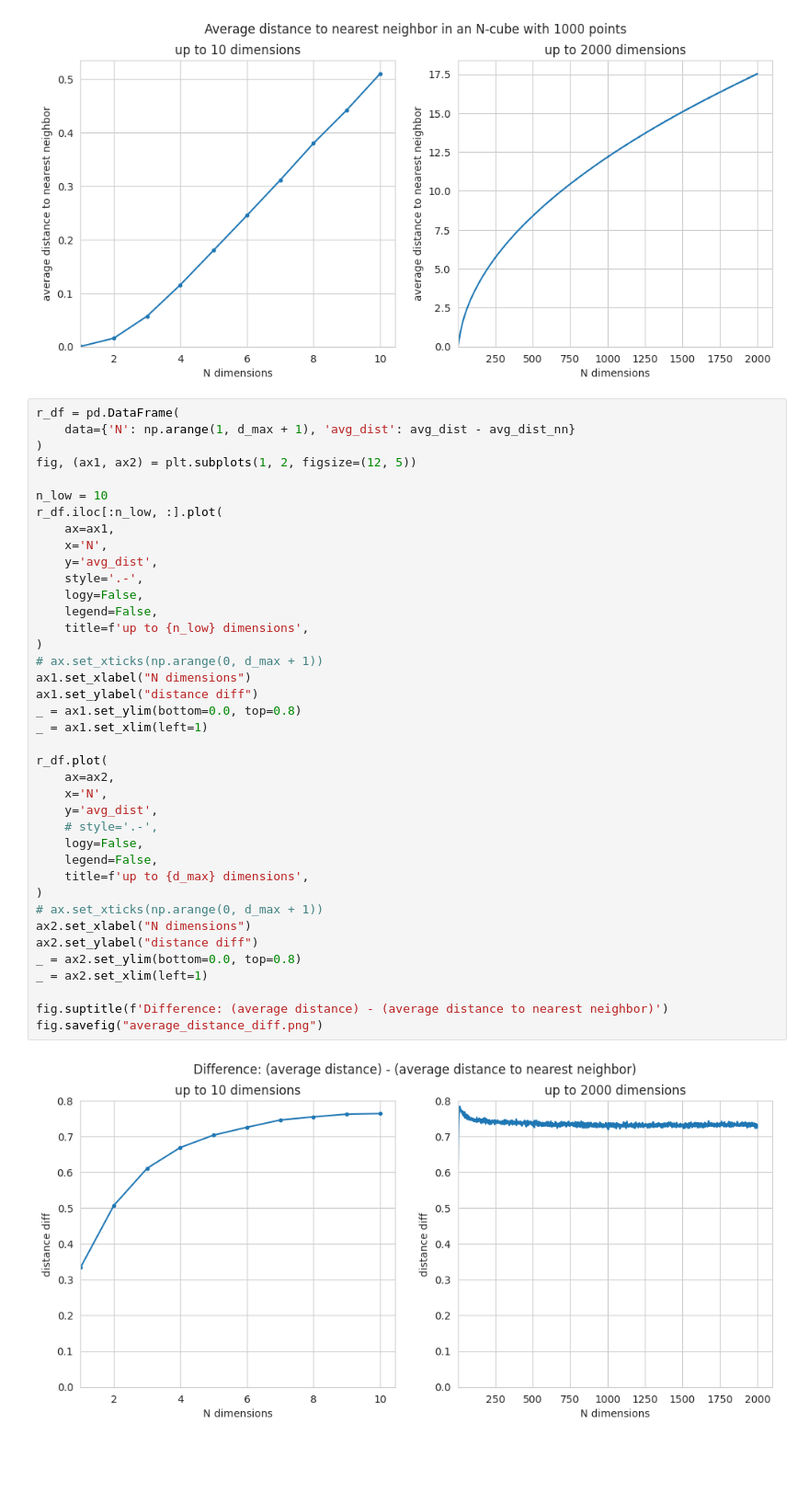
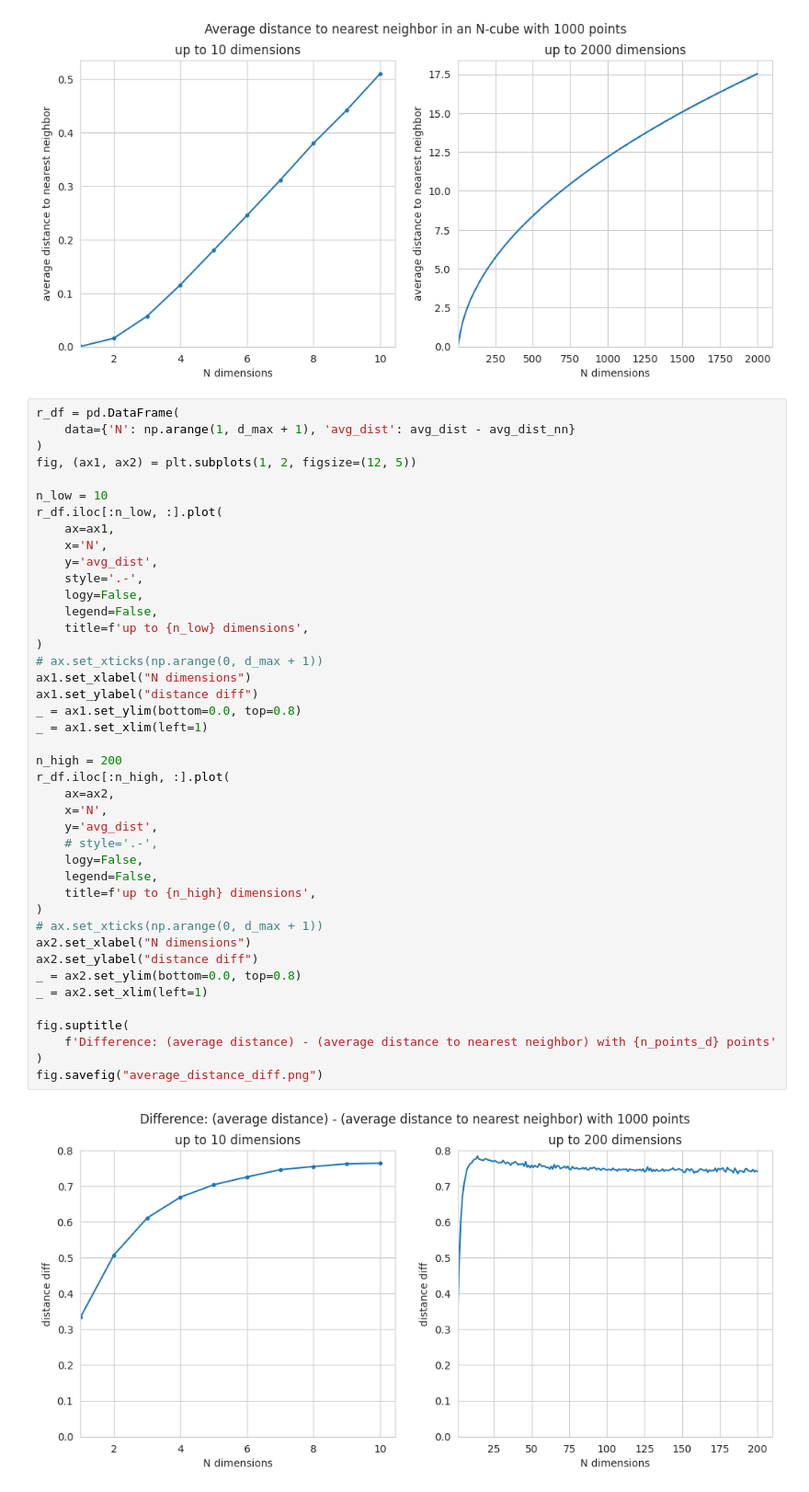
Before and after one commit to FlorinAndrei/misc, a Jupyter notebook: curse_dimensionality_article/n_sphere.ipynb, the cells around one changed output. Shown: that part at 92% size. Saved outputs shown, nothing was run; the diff lists cells and outputs as text; blank space fills up the shorter version.

```diff
--- a/curse_dimensionality_article/n_sphere.ipynb
+++ b/curse_dimensionality_article/n_sphere.ipynb
@@ -315,34 +315,37 @@ n_low = 10
 r_df.iloc[:n_low, :].plot(
     ax=ax1,
     x='N',
     y='avg_dist',
     style='.-',
     logy=False,
     legend=False,
     title=f'up to {n_low} dimensions',
 )
 # ax.set_xticks(np.arange(0, d_max + 1))
 ax1.set_xlabel("N dimensions")
 ax1.set_ylabel("distance diff")
 _ = ax1.set_ylim(bottom=0.0, top=0.8)
 _ = ax1.set_xlim(left=1)
 
-r_df.plot(
+n_high = 200
+r_df.iloc[:n_high, :].plot(
     ax=ax2,
     x='N',
     y='avg_dist',
     # style='.-',
     logy=False,
     legend=False,
-    title=f'up to {d_max} dimensions',
+    title=f'up to {n_high} dimensions',
 )
 # ax.set_xticks(np.arange(0, d_max + 1))
 ax2.set_xlabel("N dimensions")
 ax2.set_ylabel("distance diff")
 _ = ax2.set_ylim(bottom=0.0, top=0.8)
 _ = ax2.set_xlim(left=1)
 
-fig.suptitle(f'Difference: (average distance) - (average distance to nearest neighbor)')
+fig.suptitle(
+    f'Difference: (average distance) - (average distance to nearest neighbor) with {n_points_d} points'
+)
 fig.savefig("average_distance_diff.png")
 # %% [output]
-[figure, old version]
+[figure, new version]
```
Also changed, not shown: parts of 1 cell of this notebook, 2 other files.
